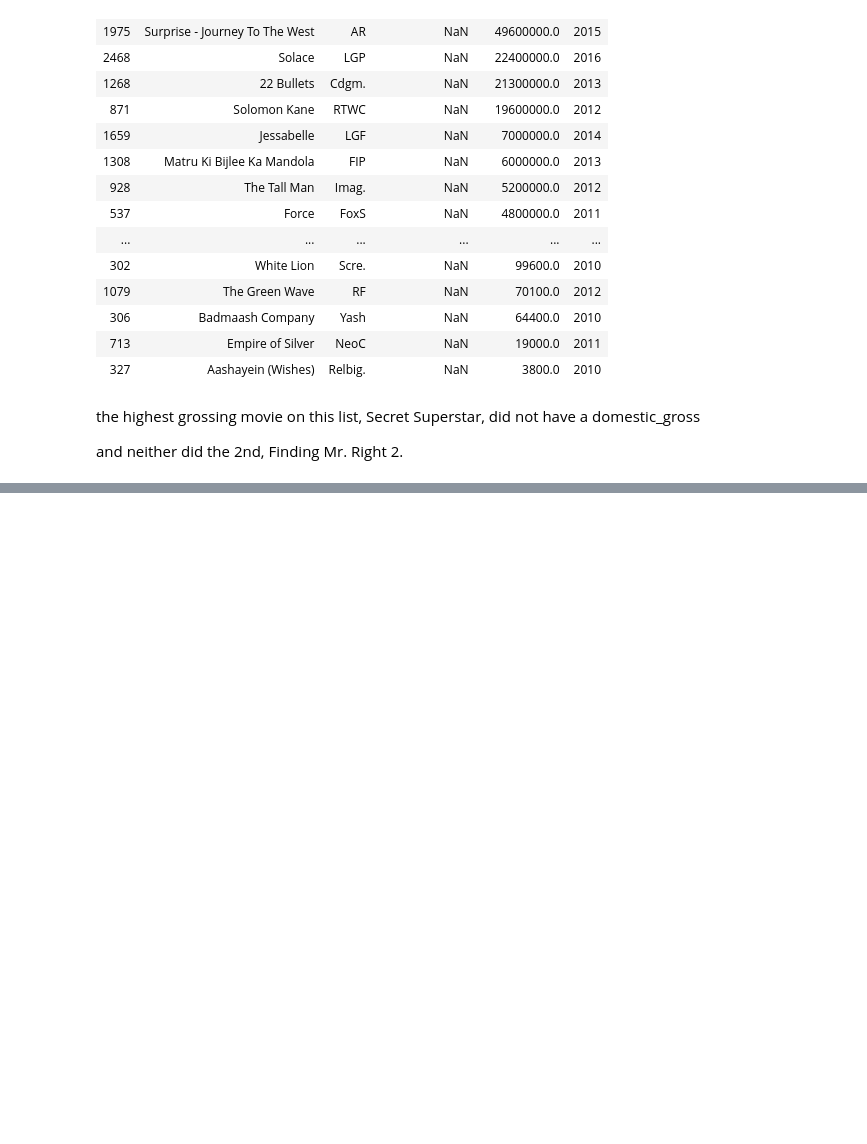
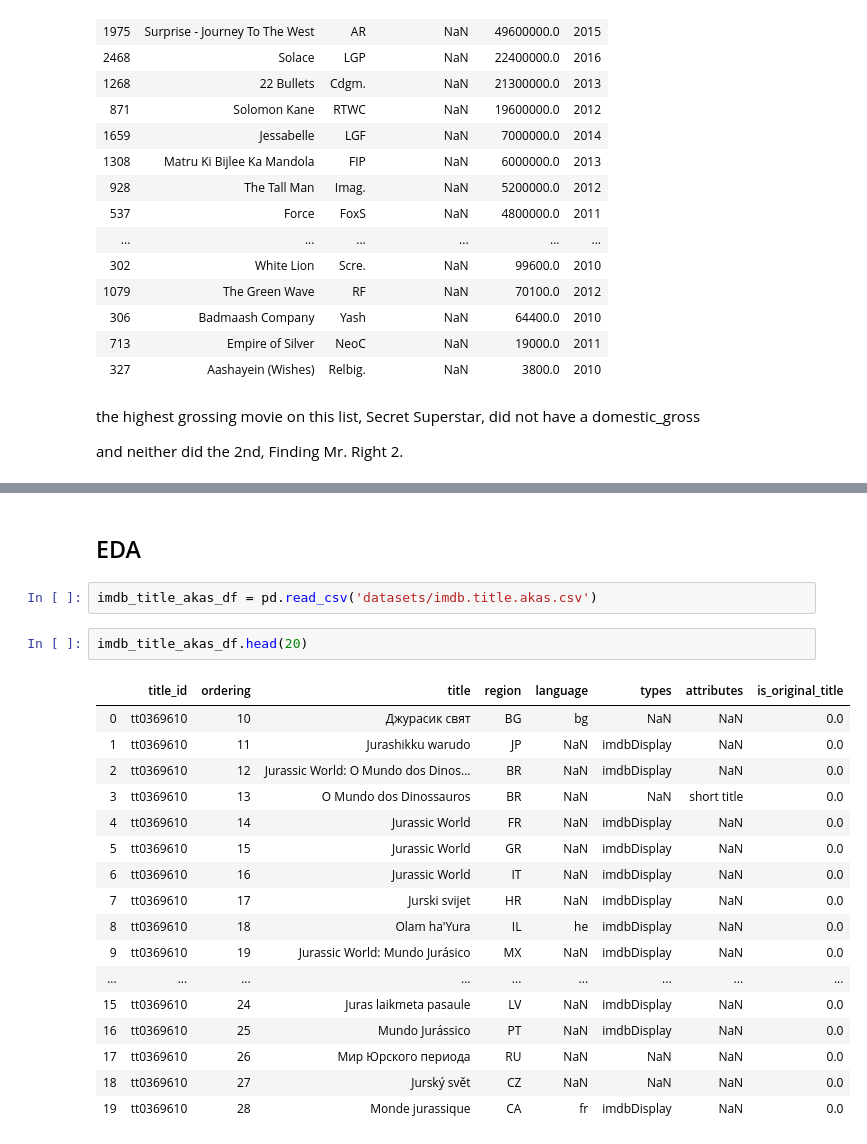
Before and after one commit to merb92/movie-industry-eda, a Jupyter notebook: index.ipynb, the cells around one changed output, grey strips where cells are left out. Saved outputs shown, nothing was run; the diff lists cells and outputs as text; blank space fills up the shorter version.

Commit message:
loaded the rest of the provided datasets and did initial EDA

```diff
--- a/index.ipynb
+++ b/index.ipynb
@@ -122,0 +239,24 @@ TypeError: unsupported operand type(s) for +: 'float' and 'str'
+# %% [markdown]
+## EDA
+# %%
+imdb_title_akas_df = pd.read_csv('datasets/imdb.title.akas.csv')
+# %%
+imdb_title_akas_df.head(20)
+# %% [output]
+|  | title_id | ordering | title | region | language | types | attributes | is_original_title |
+| 0 | tt0369610 | 10 | Джурасик свят | BG | bg | NaN | NaN | 0.0 |
+| 1 | tt0369610 | 11 | Jurashikku warudo | JP | NaN | imdbDisplay | NaN | 0.0 |
+| 2 | tt0369610 | 12 | Jurassic World: O Mundo dos Dinos... | BR | NaN | imdbDisplay | NaN | 0.0 |
+| 3 | tt0369610 | 13 | O Mundo dos Dinossauros | BR | NaN | NaN | short title | 0.0 |
+| 4 | tt0369610 | 14 | Jurassic World | FR | NaN | imdbDisplay | NaN | 0.0 |
+| 5 | tt0369610 | 15 | Jurassic World | GR | NaN | imdbDisplay | NaN | 0.0 |
+| 6 | tt0369610 | 16 | Jurassic World | IT | NaN | imdbDisplay | NaN | 0.0 |
+| 7 | tt0369610 | 17 | Jurski svijet | HR | NaN | imdbDisplay | NaN | 0.0 |
+| 8 | tt0369610 | 18 | Olam ha'Yura | IL | he | imdbDisplay | NaN | 0.0 |
+| 9 | tt0369610 | 19 | Jurassic World: Mundo Jurásico | MX | NaN | imdbDisplay | NaN | 0.0 |
+| ... | ... | ... | ... | ... | ... | ... | ... | ... |
+| 15 | tt0369610 | 24 | Juras laikmeta pasaule | LV | NaN | imdbDisplay | NaN | 0.0 |
+| 16 | tt0369610 | 25 | Mundo Jurássico | PT | NaN | imdbDisplay | NaN | 0.0 |
+| 17 | tt0369610 | 26 | Мир Юрского периода | RU | NaN | NaN | NaN | 0.0 |
+| 18 | tt0369610 | 27 | Jurský svět | CZ | NaN | NaN | NaN | 0.0 |
+| 19 | tt0369610 | 28 | Monde jurassique | CA | fr | imdbDisplay | NaN | 0.0 |
```
Also changed, not shown: parts of 97 cells of this notebook.
